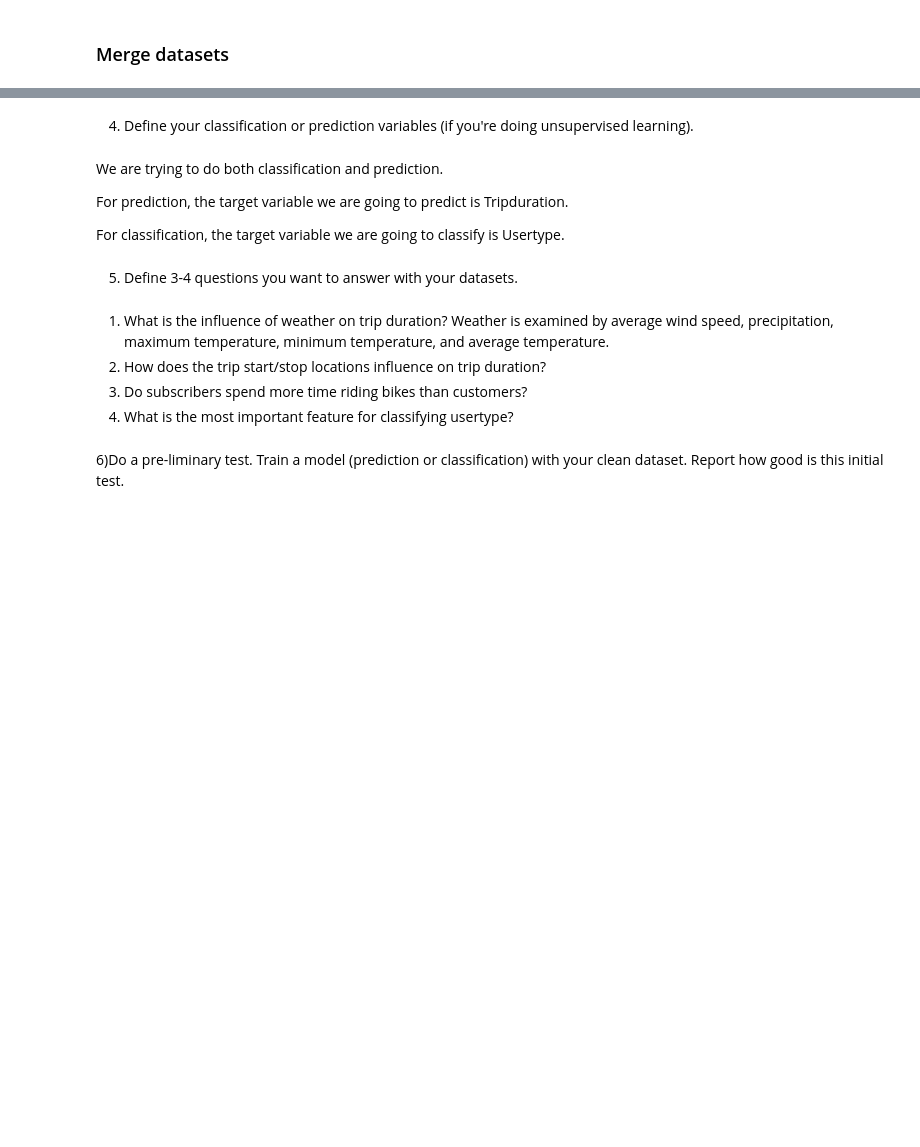
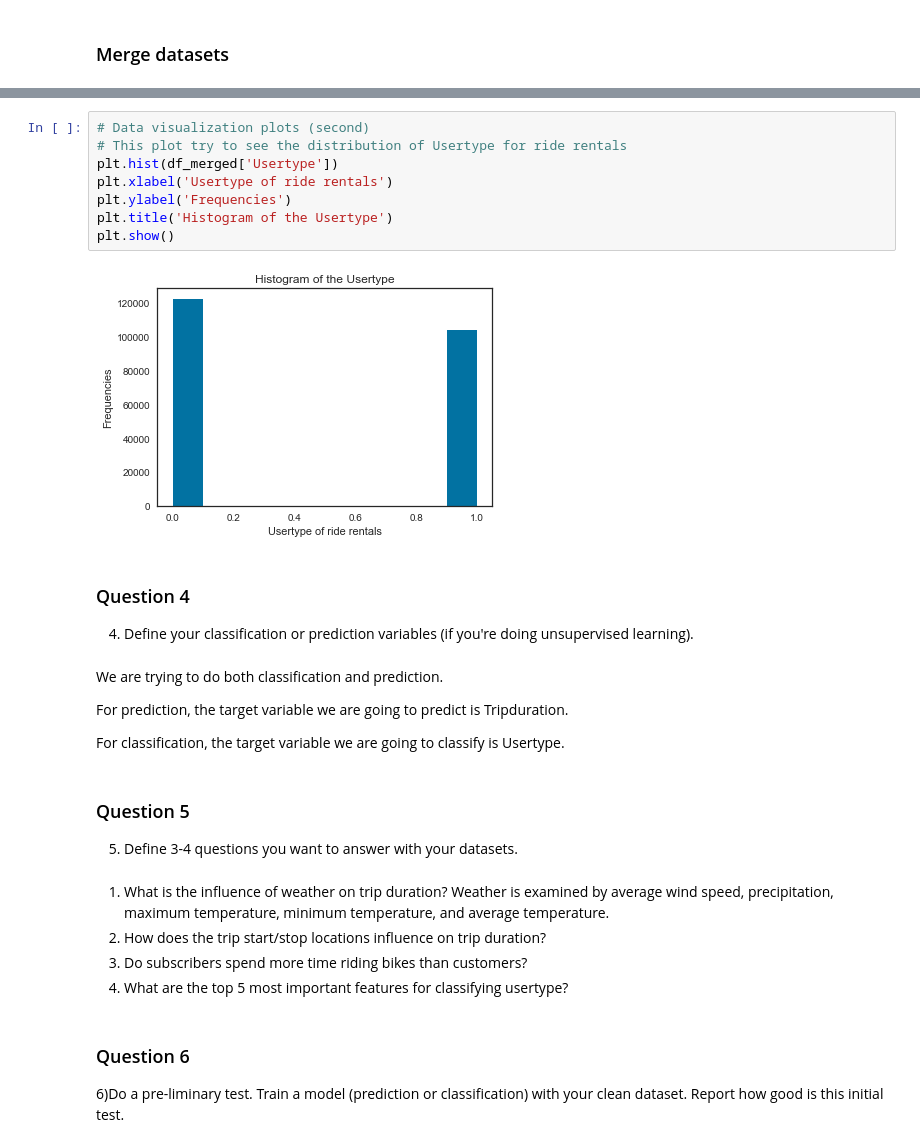
Before and after one commit to Nellyan4/data_mining_project, a Jupyter notebook: project_cleaning.ipynb, the cells around one changed output, grey strips where cells are left out. Cells and saved outputs as stored; diff of their text form; blank space fills up the shorter version.

```diff
--- a/project_cleaning.ipynb
+++ b/project_cleaning.ipynb
@@ -81,4 +192,15 @@ b) If you are joining your datasets check that you are not losing relevant data
+# %%
+# Data visualization plots (second)
+# This plot try to see the distribution of Usertype for ride rentals
+plt.hist(df_merged['Usertype'])
+plt.xlabel('Usertype of ride rentals')
+plt.ylabel('Frequencies')
+plt.title('Histogram of the Usertype')
+plt.show()
+# %% [output]
+[figure, added]
 # %% [markdown]
+### Question 4
 4) Define your classification or prediction variables (if you're doing unsupervised learning).
 # %% [markdown]
 We are trying to do both classification and prediction.
@@ -87,11 +209,13 @@ For prediction, the target variable we are going to predict is Tripduration.
 
 For classification, the target variable we are going to classify is Usertype.
 # %% [markdown]
+### Question 5
 5) Define 3-4 questions you want to answer with your datasets.
 # %% [markdown]
 1. What is the influence of weather on trip duration? Weather is examined by average wind speed, precipitation, maximum temperature, minimum temperature, and average temperature.
 2. How does the trip start/stop locations influence on trip duration?
 3. Do subscribers spend more time riding bikes than customers?
-4. What is the most important feature for classifying usertype?
+4. What are the top 5 most important features for classifying usertype?
 # %% [markdown]
+### Question 6
 6)Do a pre-liminary test. Train a model (prediction or classification) with your clean dataset. Report how good is this initial test.
```
Also changed, not shown: parts of 17 cells of this notebook, 1 other file.
